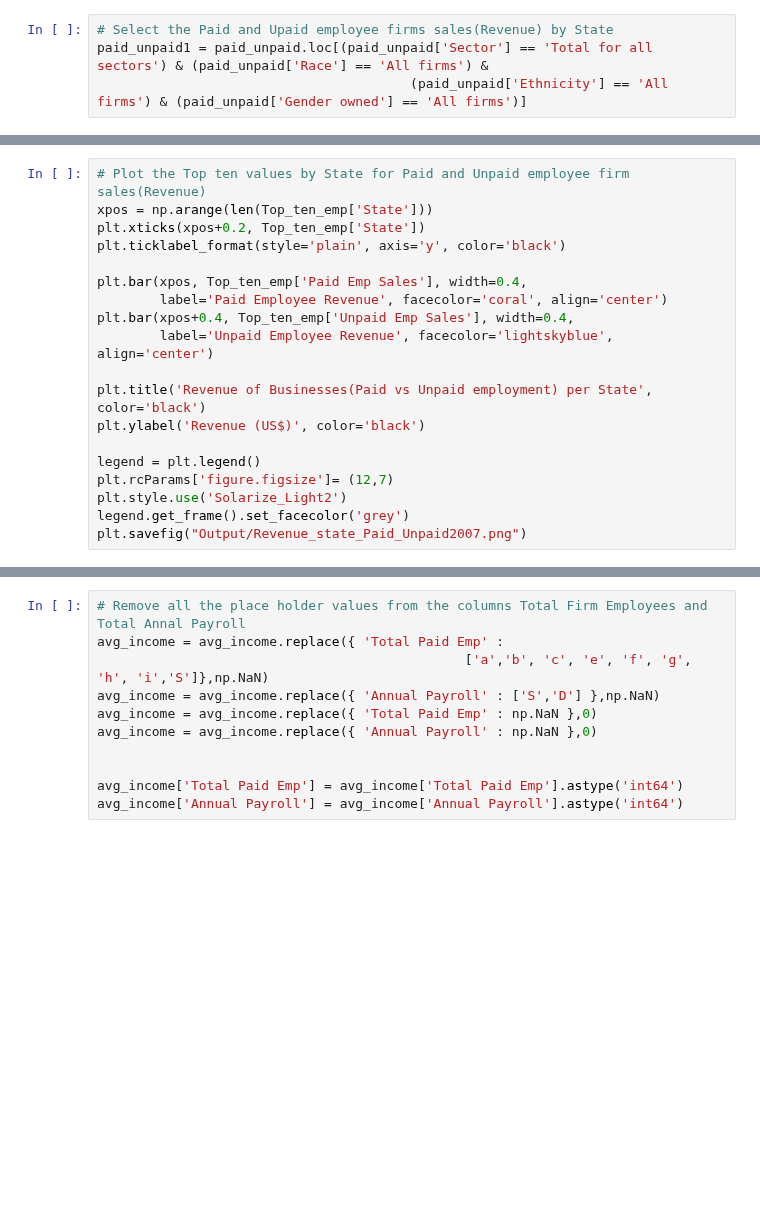
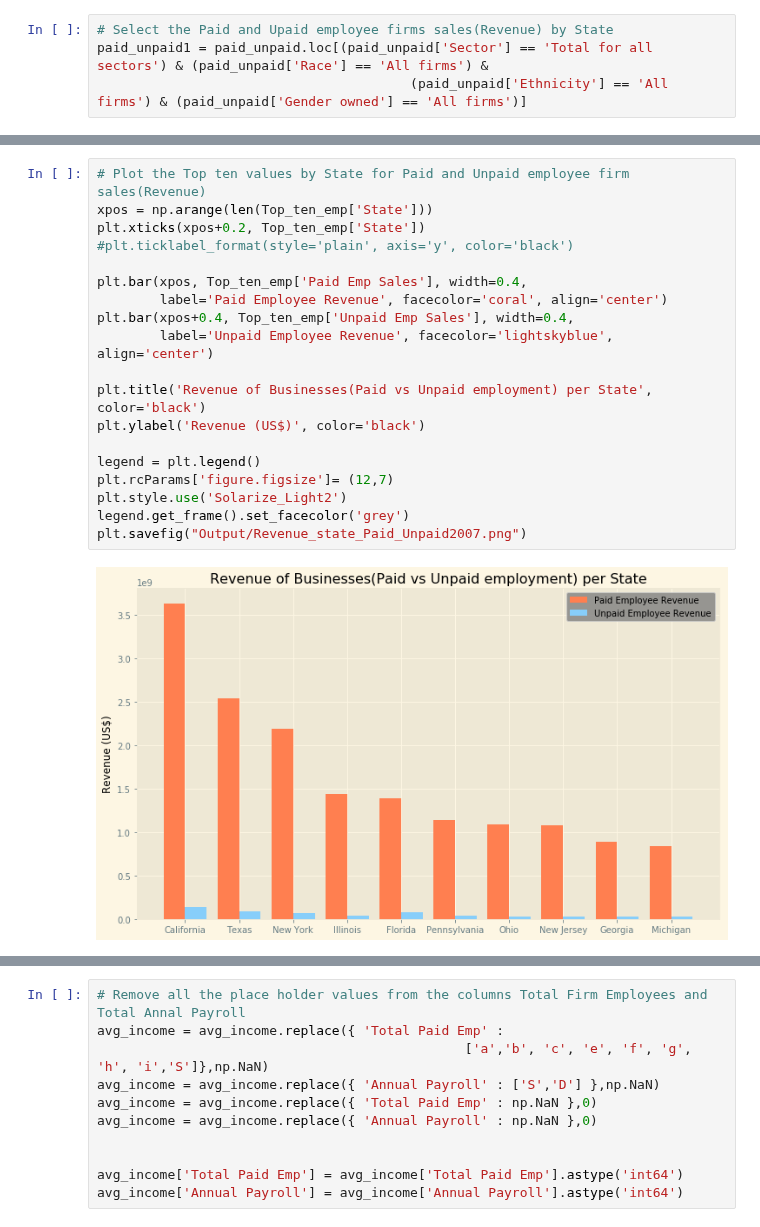
Before and after one commit to tafolabi/Project_Alpha, a Jupyter notebook: 2007.ipynb, the cells around one changed output, grey strips where cells are left out. Cells and saved outputs as stored; diff of their text form; blank space fills up the shorter version.

```diff
--- a/2007.ipynb
+++ b/2007.ipynb
@@ -106,22 +143,24 @@ Top_ten_emp
 # %%
 # Plot the Top ten values by State for Paid and Unpaid employee firm sales(Revenue)
 xpos = np.arange(len(Top_ten_emp['State']))
 plt.xticks(xpos+0.2, Top_ten_emp['State'])
-plt.ticklabel_format(style='plain', axis='y', color='black')
+#plt.ticklabel_format(style='plain', axis='y', color='black')
 
 plt.bar(xpos, Top_ten_emp['Paid Emp Sales'], width=0.4,
         label='Paid Employee Revenue', facecolor='coral', align='center')
 plt.bar(xpos+0.4, Top_ten_emp['Unpaid Emp Sales'], width=0.4,
         label='Unpaid Employee Revenue', facecolor='lightskyblue', align='center')
 
 plt.title('Revenue of Businesses(Paid vs Unpaid employment) per State', color='black')
 plt.ylabel('Revenue (US$)', color='black')
 
 legend = plt.legend()
 plt.rcParams['figure.figsize']= (12,7)
 plt.style.use('Solarize_Light2')
 legend.get_frame().set_facecolor('grey')
 plt.savefig("Output/Revenue_state_Paid_Unpaid2007.png")
+# %% [output]
+[figure, added]
 # %%
 # Create a new dataframe for selected columns to analyze annual average employment income per state
 avg_income = df[['State', 'Race','Gender owned', 'Ethnicity',
```
Also changed, not shown: parts of 64 cells of this notebook, 13 other files.
